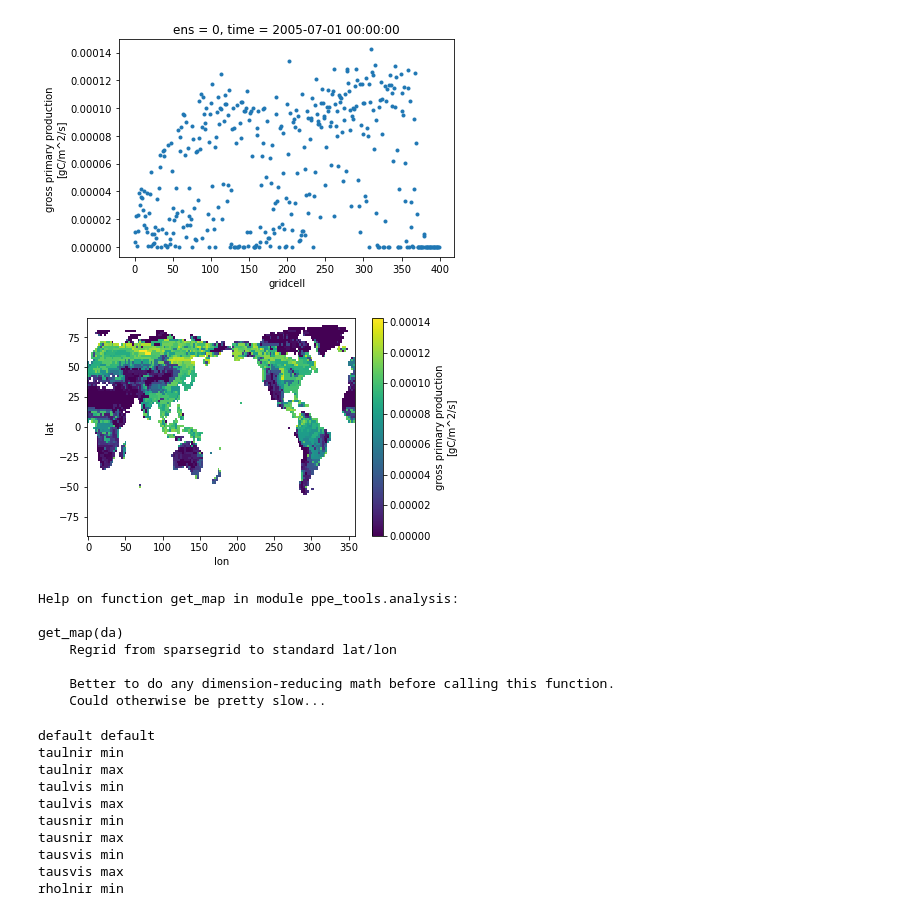
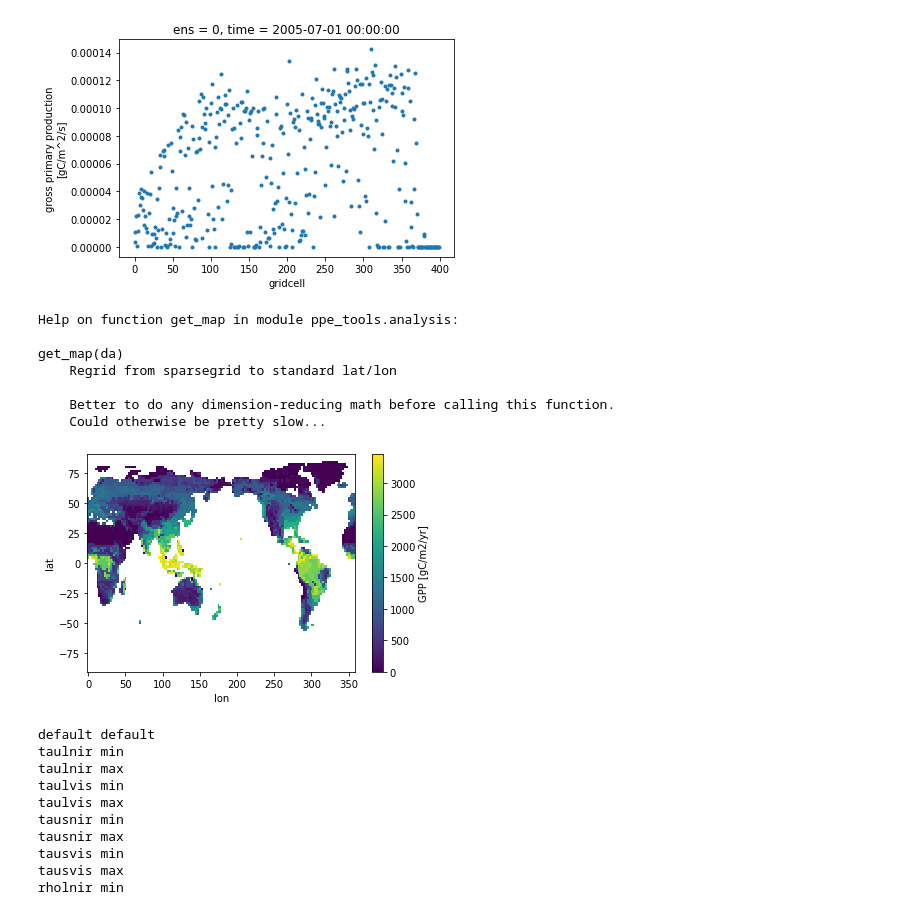
Before and after one commit to djk2120/ppe_tools, a Jupyter notebook: analysis/template.ipynb, the cells around one changed output. Cells and saved outputs as stored; diff of their text form; code cells hidden in the pictures.

```diff
--- a/analysis/template.ipynb
+++ b/analysis/template.ipynb
@@ -247,10 +122,3 @@ def get_map(da):
-# %%
-## but we have a function to map the sparsegrid to a global map: get_map
-##   it is a little bit slow.....
-da_map = get_map(ds.GPP.isel(ens=0,time=6))
-da_map.plot();
-# %% [output]
-[figure, removed]
 # %%
 help(get_map)
 # %% [output]
@@ -261,6 +129,14 @@ get_map(da)
 
     Better to do any dimension-reducing math before calling this function.
     Could otherwise be pretty slow...
+# %%
+#slow, but should work...
+da_map=get_map(xann.isel(ens=0))
+da_map.name = v
+da_map.attrs = {'units':'gC/m2/yr'}
+da_map.plot();
+# %% [output]
+[figure, added]
 # %%
 ## the perturbations are described via ds.param, ds.minmax
 for i in range(10):
```
Also changed, not shown: parts of 28 cells of this notebook, 1 other file.
